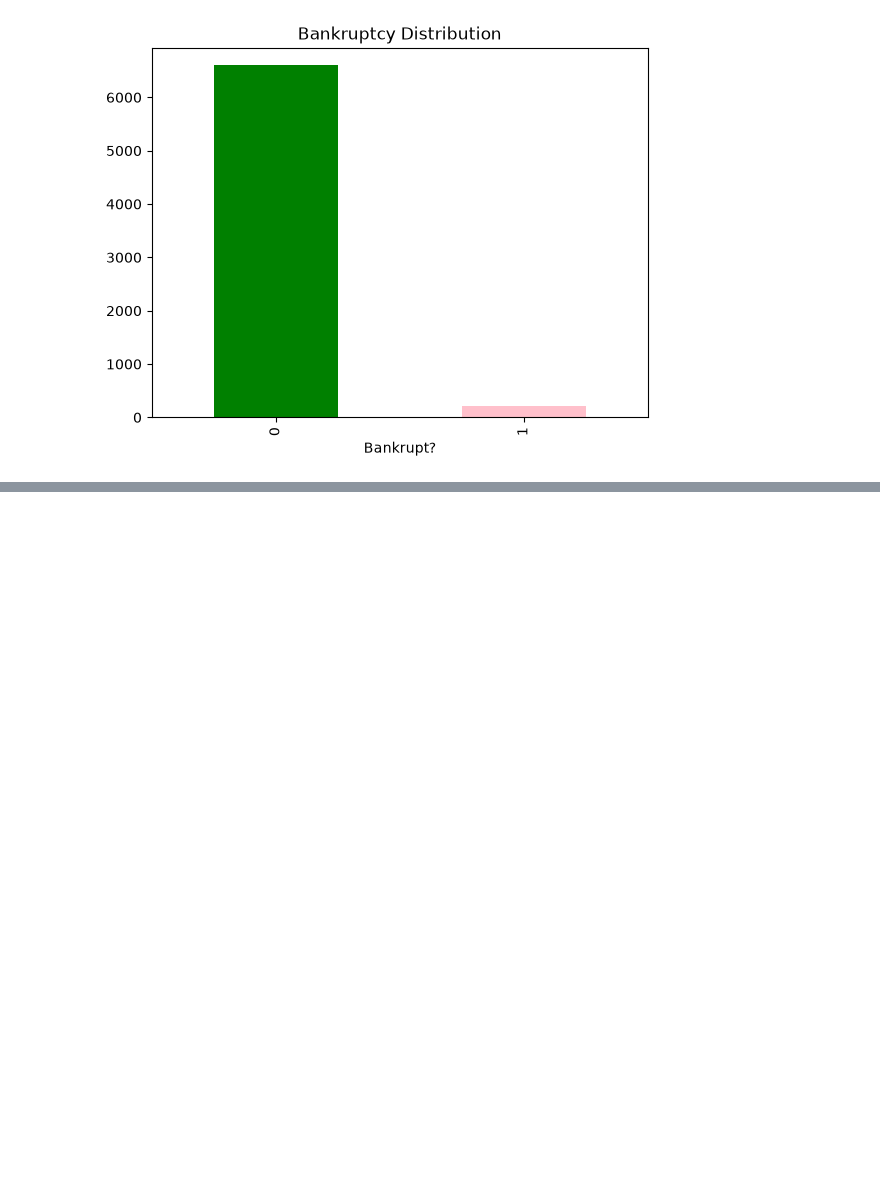
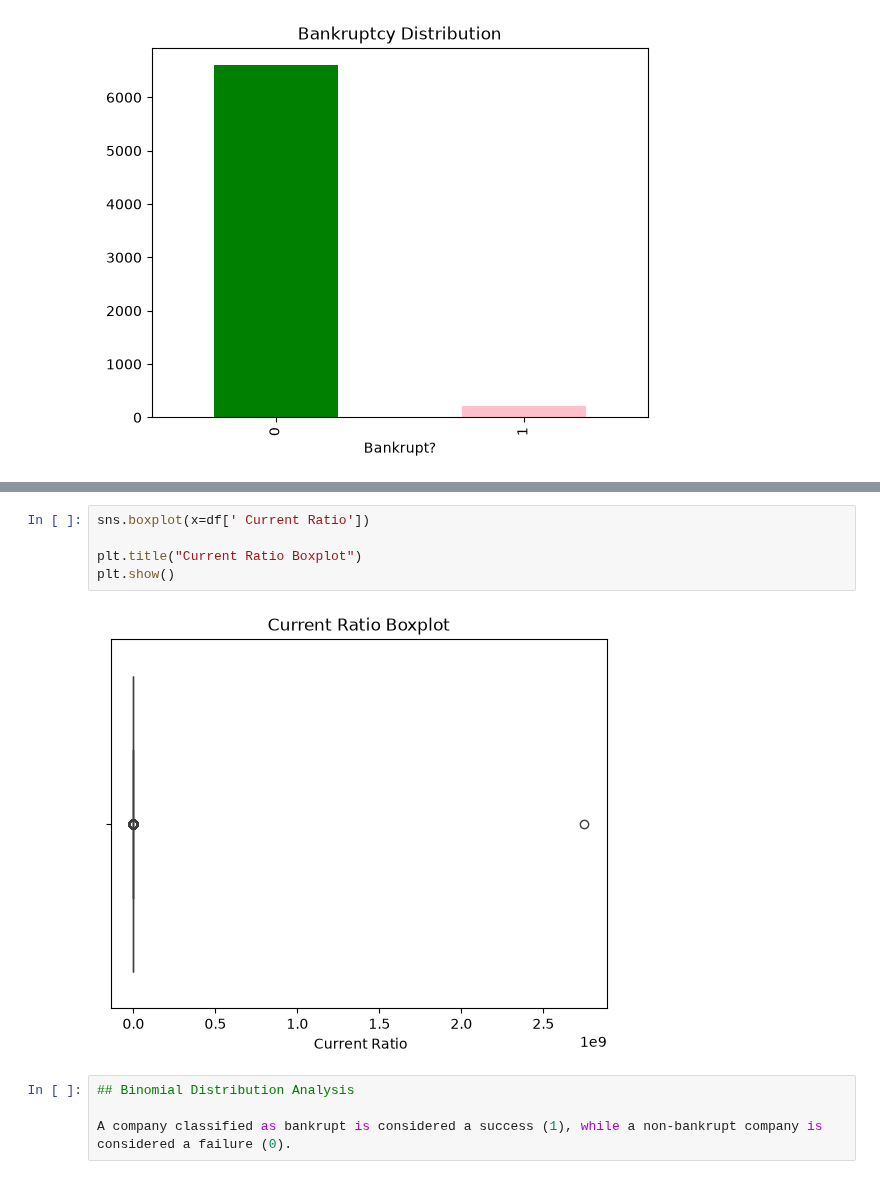
Before and after one commit to Donnnaa/stats_analysis_CA1_, a Jupyter notebook: STATS_CA1.ipynb, the cells around one changed output, grey strips where cells are left out. Cells and saved outputs as stored; diff of their text form; blank space fills up the shorter version.

```diff
--- a/STATS_CA1.ipynb
+++ b/STATS_CA1.ipynb
@@ -72,0 +79,11 @@ plt.show()
+# %%
+sns.boxplot(x=df[' Current Ratio'])
+
+plt.title("Current Ratio Boxplot")
+plt.show()
+# %% [output]
+[figure, added]
+# %%
+## Binomial Distribution Analysis
+
+A company classified as bankrupt is considered a success (1), while a non-bankrupt company is considered a failure (0).
```
Also changed, not shown: parts of 6 cells of this notebook.
